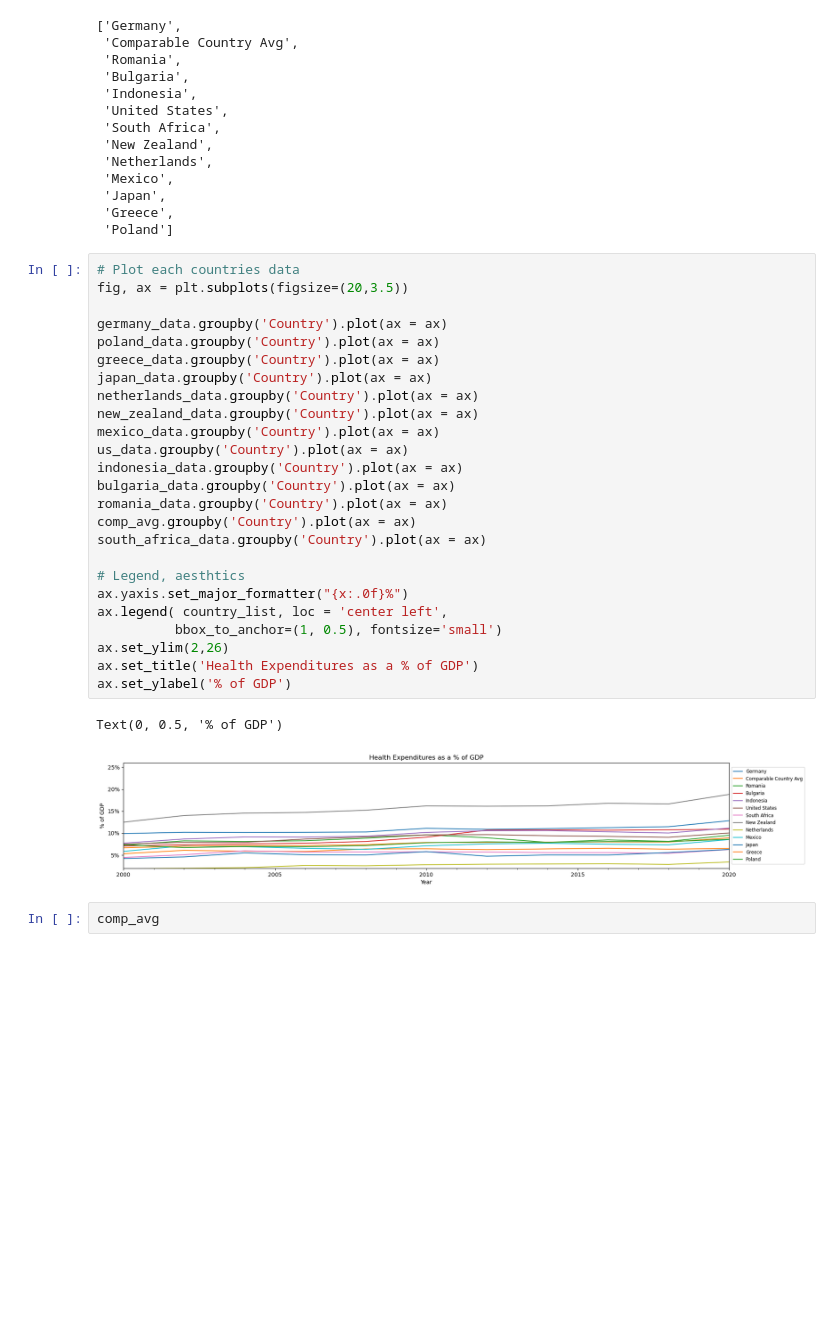
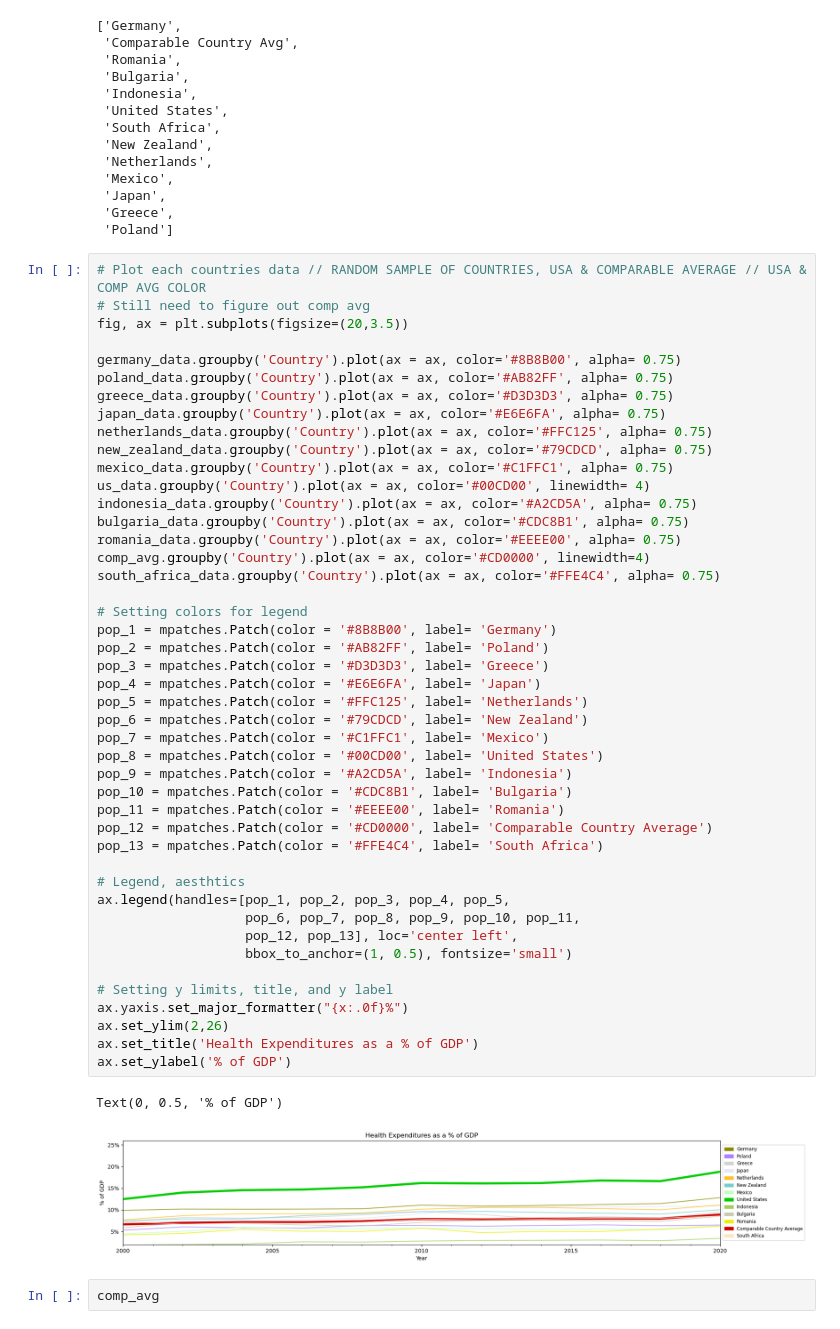
Before and after one commit to doakesbacon/Project1, a Jupyter notebook: HistoricalHealthExpenAsPercent_line_bar.ipynb, the cells around one changed output. Saved outputs shown, nothing was run; the diff lists cells and outputs as text; blank space fills up the shorter version.

Commit message:
Updated colors and aesthetics

```diff
--- a/HistoricalHealthExpenAsPercent_line_bar.ipynb
+++ b/HistoricalHealthExpenAsPercent_line_bar.ipynb
@@ -251,33 +237,53 @@ country_list
  'Greece',
  'Poland']
 # %%
-# Plot each countries data
+# Plot each countries data // RANDOM SAMPLE OF COUNTRIES, USA & COMPARABLE AVERAGE // USA & COMP AVG COLOR
+# Still need to figure out comp avg
 fig, ax = plt.subplots(figsize=(20,3.5))
 
-germany_data.groupby('Country').plot(ax = ax)
-poland_data.groupby('Country').plot(ax = ax)
-greece_data.groupby('Country').plot(ax = ax)
-japan_data.groupby('Country').plot(ax = ax)
-netherlands_data.groupby('Country').plot(ax = ax)
-new_zealand_data.groupby('Country').plot(ax = ax)
-mexico_data.groupby('Country').plot(ax = ax)
-us_data.groupby('Country').plot(ax = ax)
-indonesia_data.groupby('Country').plot(ax = ax)
-bulgaria_data.groupby('Country').plot(ax = ax)
-romania_data.groupby('Country').plot(ax = ax)
-comp_avg.groupby('Country').plot(ax = ax)
-south_africa_data.groupby('Country').plot(ax = ax)
+germany_data.groupby('Country').plot(ax = ax, color='#8B8B00', alpha= 0.75)
+poland_data.groupby('Country').plot(ax = ax, color='#AB82FF', alpha= 0.75)
+greece_data.groupby('Country').plot(ax = ax, color='#D3D3D3', alpha= 0.75)
+japan_data.groupby('Country').plot(ax = ax, color='#E6E6FA', alpha= 0.75)
+netherlands_data.groupby('Country').plot(ax = ax, color='#FFC125', alpha= 0.75)
+new_zealand_data.groupby('Country').plot(ax = ax, color='#79CDCD', alpha= 0.75)
+mexico_data.groupby('Country').plot(ax = ax, color='#C1FFC1', alpha= 0.75)
+us_data.groupby('Country').plot(ax = ax, color='#00CD00', linewidth= 4)
+indonesia_data.groupby('Country').plot(ax = ax, color='#A2CD5A', alpha= 0.75)
+bulgaria_data.groupby('Country').plot(ax = ax, color='#CDC8B1', alpha= 0.75)
+romania_data.groupby('Country').plot(ax = ax, color='#EEEE00', alpha= 0.75)
+comp_avg.groupby('Country').plot(ax = ax, color='#CD0000', linewidth=4)
+south_africa_data.groupby('Country').plot(ax = ax, color='#FFE4C4', alpha= 0.75)
+
+# Setting colors for legend
+pop_1 = mpatches.Patch(color = '#8B8B00', label= 'Germany')
+pop_2 = mpatches.Patch(color = '#AB82FF', label= 'Poland')
+pop_3 = mpatches.Patch(color = '#D3D3D3', label= 'Greece')
+pop_4 = mpatches.Patch(color = '#E6E6FA', label= 'Japan')
+pop_5 = mpatches.Patch(color = '#FFC125', label= 'Netherlands')
+pop_6 = mpatches.Patch(color = '#79CDCD', label= 'New Zealand')
+pop_7 = mpatches.Patch(color = '#C1FFC1', label= 'Mexico')
+pop_8 = mpatches.Patch(color = '#00CD00', label= 'United States')
+pop_9 = mpatches.Patch(color = '#A2CD5A', label= 'Indonesia')
+pop_10 = mpatches.Patch(color = '#CDC8B1', label= 'Bulgaria')
+pop_11 = mpatches.Patch(color = '#EEEE00', label= 'Romania')
+pop_12 = mpatches.Patch(color = '#CD0000', label= 'Comparable Country Average')
+pop_13 = mpatches.Patch(color = '#FFE4C4', label= 'South Africa')
 
 # Legend, aesthtics
+ax.legend(handles=[pop_1, pop_2, pop_3, pop_4, pop_5,
+                   pop_6, pop_7, pop_8, pop_9, pop_10, pop_11,
+                   pop_12, pop_13], loc='center left',
+                   bbox_to_anchor=(1, 0.5), fontsize='small')
+
+# Setting y limits, title, and y label
 ax.yaxis.set_major_formatter("{x:.0f}%")
-ax.legend( country_list, loc = 'center left',
-          bbox_to_anchor=(1, 0.5), fontsize='small')
 ax.set_ylim(2,26)
 ax.set_title('Health Expenditures as a % of GDP')
 ax.set_ylabel('% of GDP')
 # %% [output]
 Text(0, 0.5, '% of GDP')
-[figure, old version]
+[figure, new version]
 # %%
 comp_avg
 # %% [output]
```
Also changed, not shown: parts of 2 cells of this notebook, 11 other files.
